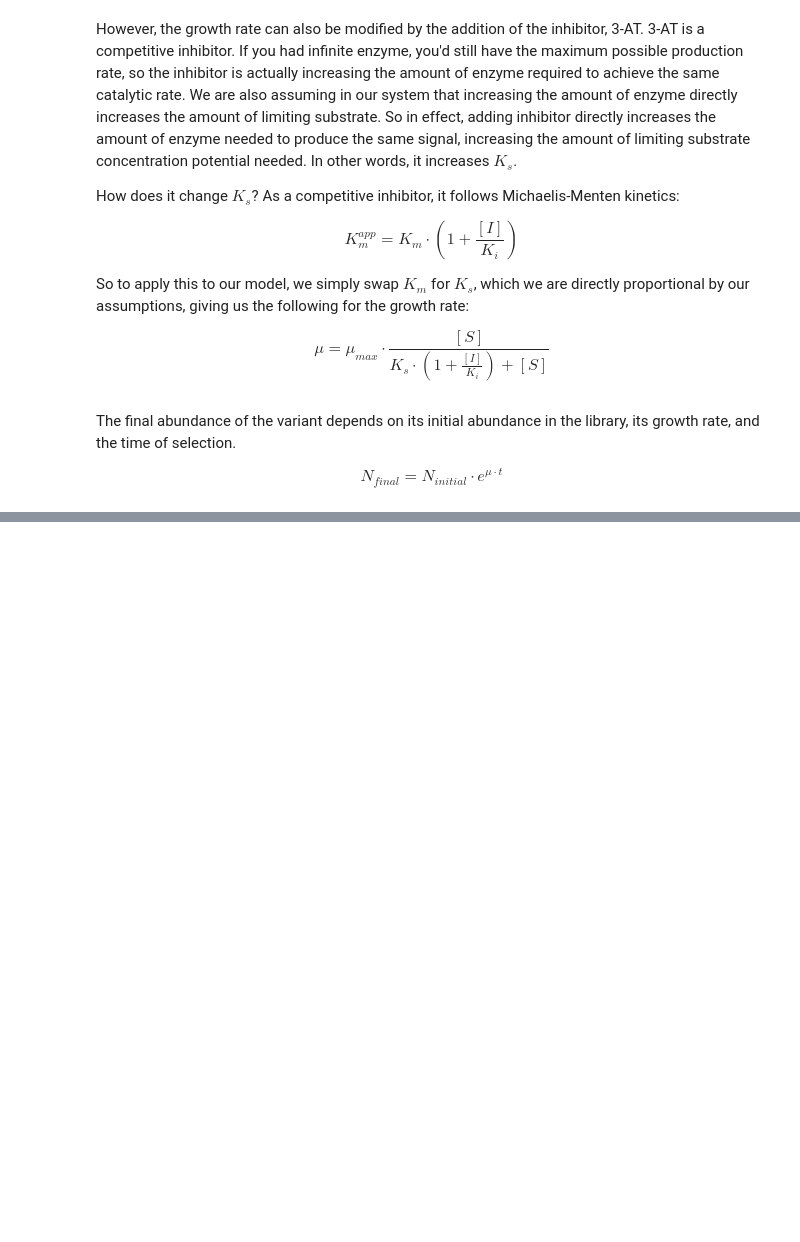
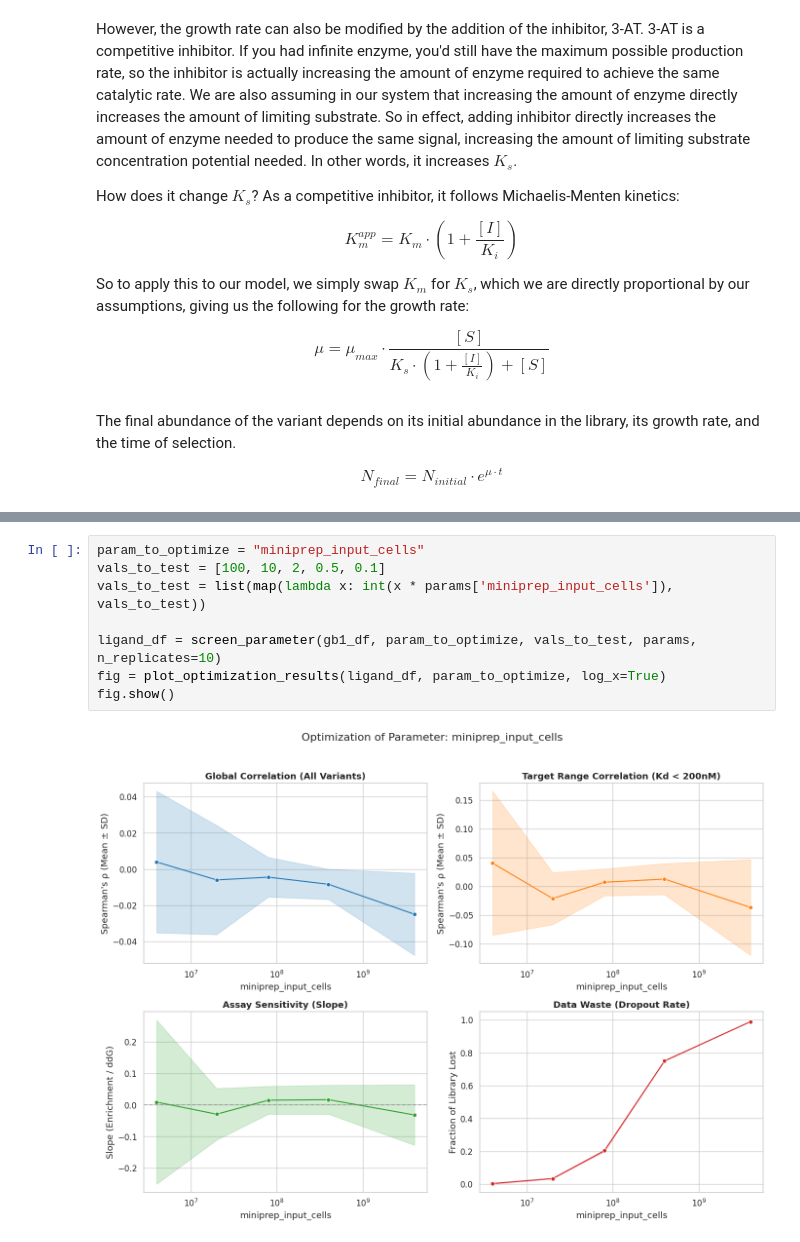
Before and after one commit to odgarrett/simulating-variant-effect-screens, a Jupyter notebook: simulating_y2h_screens.ipynb, the cells around one changed output, grey strips where cells are left out. Saved outputs shown, nothing was run; the diff lists cells and outputs as text; blank space fills up the shorter version.

```diff
--- a/simulating_y2h_screens.ipynb
+++ b/simulating_y2h_screens.ipynb
@@ -78,0 +611,10 @@ Then from here, the steps in `simulate_experiment.ipynb` apply.
+# %%
+param_to_optimize = "miniprep_input_cells"
+vals_to_test = [100, 10, 2, 0.5, 0.1]
+vals_to_test = list(map(lambda x: int(x * params['miniprep_input_cells']), vals_to_test))
+
+ligand_df = screen_parameter(gb1_df, param_to_optimize, vals_to_test, params, n_replicates=10)
+fig = plot_optimization_results(ligand_df, param_to_optimize, log_x=True)
+fig.show()
+# %% [output]
+[figure, added]
```
Also changed, not shown: parts of 46 cells of this notebook.
